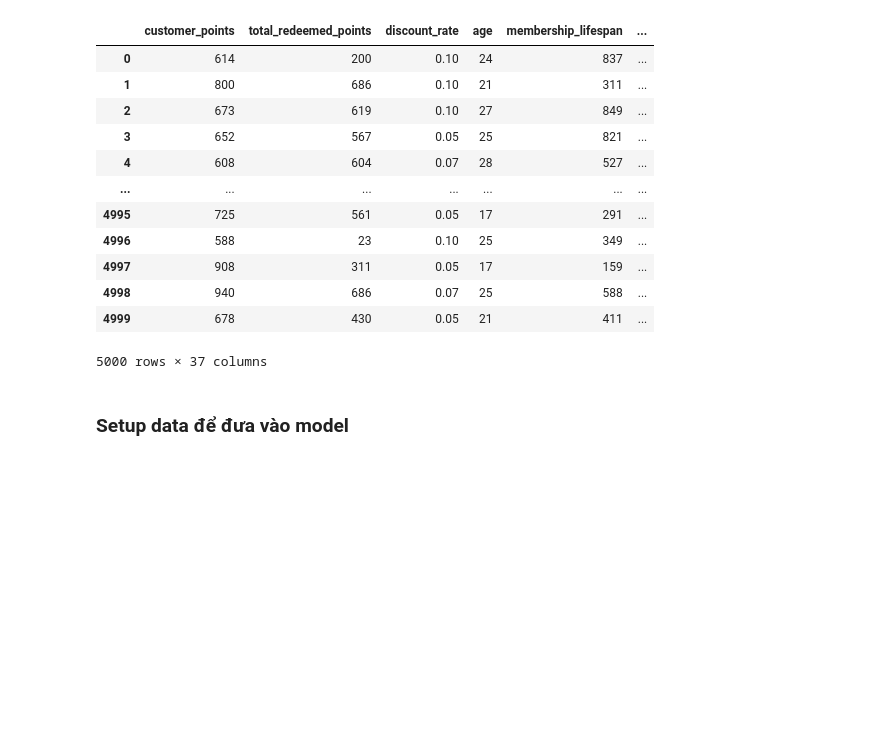
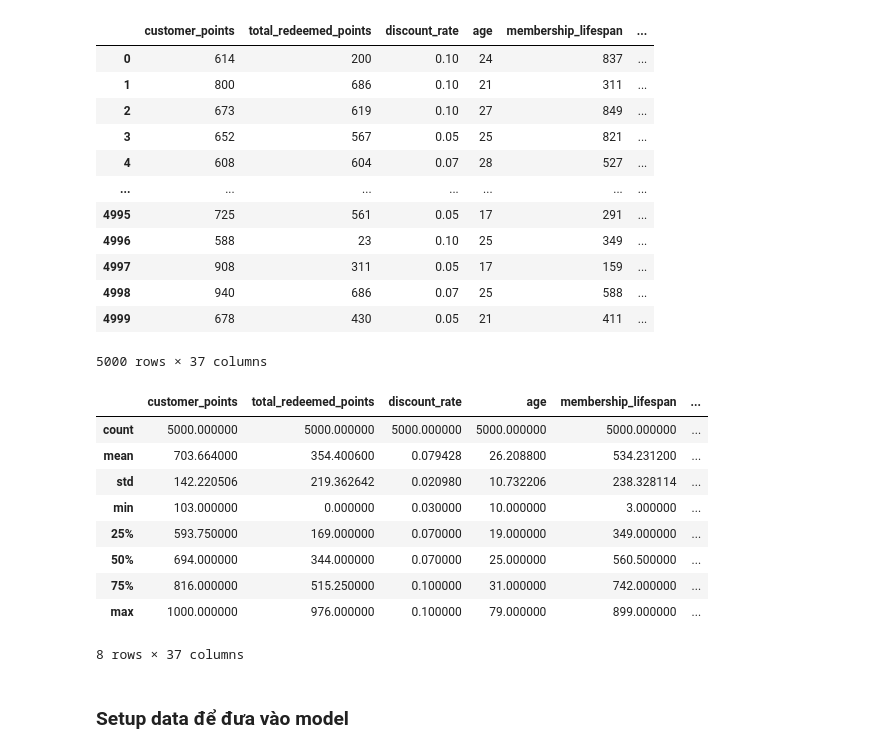
Before and after one commit to Nam1212/Credict_Scoring, a Jupyter notebook: Credit_Scoring.ipynb, the cells around one changed output. Saved outputs shown, nothing was run; the diff lists cells and outputs as text; code cells hidden in the pictures; blank space fills up the shorter version.

```diff
--- a/Credit_Scoring.ipynb
+++ b/Credit_Scoring.ipynb
@@ -154,6 +154,19 @@ feature_df.select_dtypes(exclude=[object, bool])
 | 4998 | 940 | 686 | 0.07 | 25 | 588 | ... |
 | 4999 | 678 | 430 | 0.05 | 21 | 411 | ... |
 5000 rows × 37 columns
+# %%
+feature_df.select_dtypes(exclude=[object, bool]).describe()
+# %% [output]
+|  | customer_points | total_redeemed_points | discount_rate | age | membership_lifespan | ... |
+| count | 5000.000000 | 5000.000000 | 5000.000000 | 5000.000000 | 5000.000000 | ... |
+| mean | 703.664000 | 354.400600 | 0.079428 | 26.208800 | 534.231200 | ... |
+| std | 142.220506 | 219.362642 | 0.020980 | 10.732206 | 238.328114 | ... |
+| min | 103.000000 | 0.000000 | 0.030000 | 10.000000 | 3.000000 | ... |
+| 25% | 593.750000 | 169.000000 | 0.070000 | 19.000000 | 349.000000 | ... |
+| 50% | 694.000000 | 344.000000 | 0.070000 | 25.000000 | 560.500000 | ... |
+| 75% | 816.000000 | 515.250000 | 0.100000 | 31.000000 | 742.000000 | ... |
+| max | 1000.000000 | 976.000000 | 0.100000 | 79.000000 | 899.000000 | ... |
+8 rows × 37 columns
 # %% [markdown]
 ### Setup data để đưa vào model
 # %%
```
